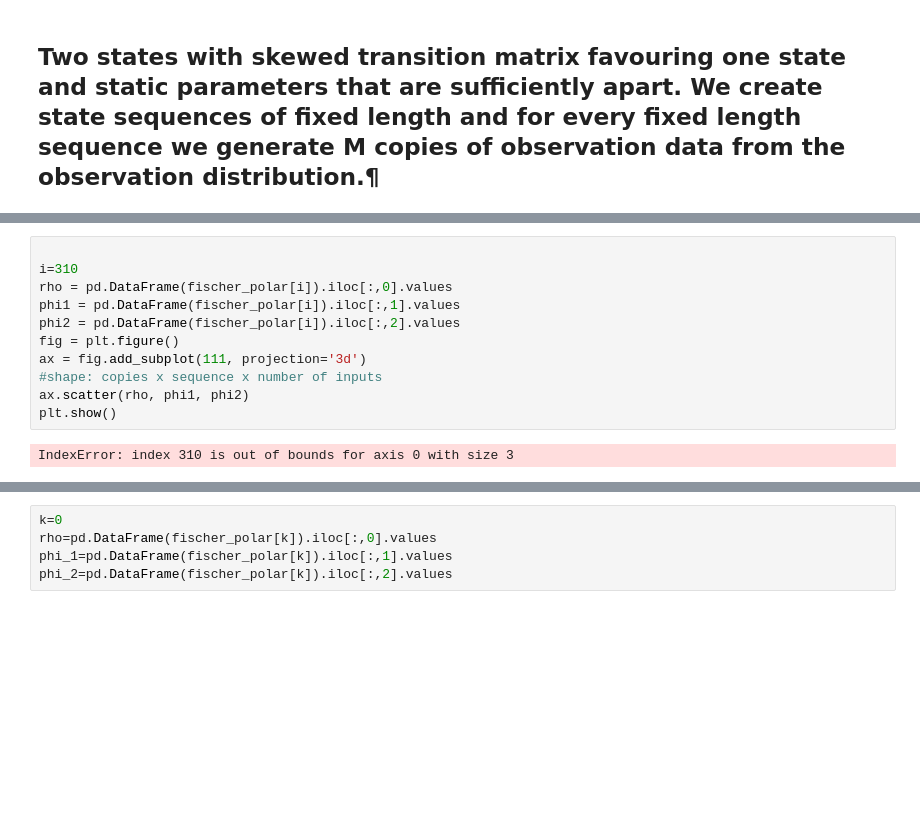
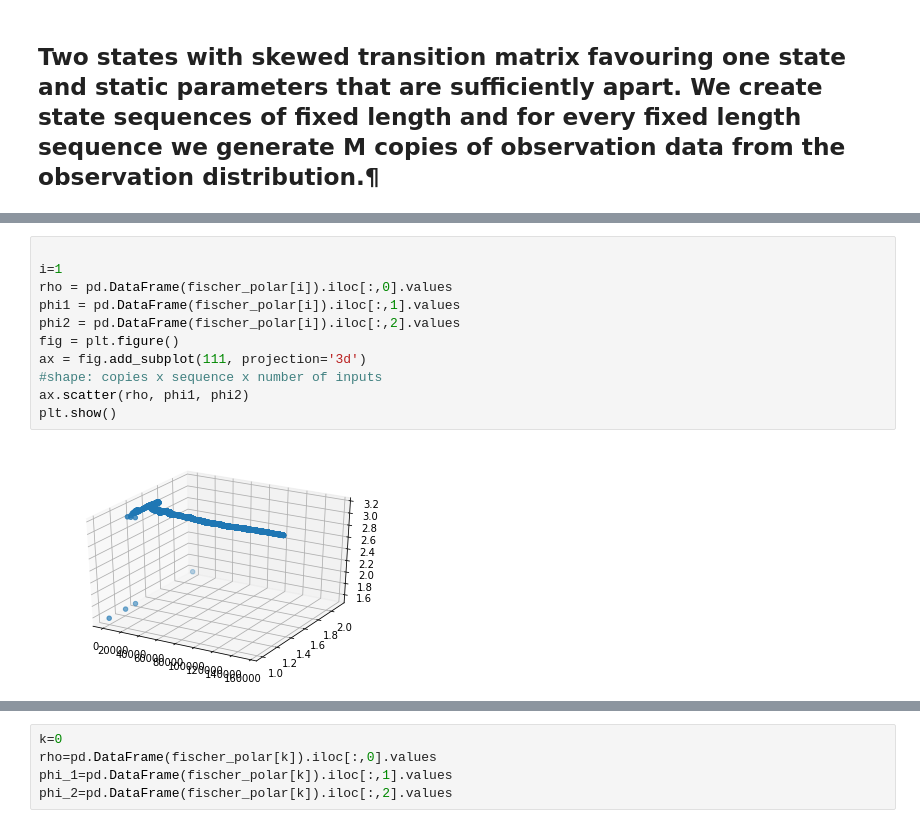
Before and after one commit to andreas-koukorinis/PaperCode, a Jupyter notebook: aknotebooks/analysing the fisher score.ipynb, the cells around one changed output, grey strips where cells are left out. Drawn from its saved outputs; the diff is of its cells as text; blank space fills up the shorter version.

```diff
--- a/aknotebooks/analysing the fisher score.ipynb
+++ b/aknotebooks/analysing the fisher score.ipynb
@@ -143,13 +154,13 @@ pd.DataFrame(ksi_metrics['determ'].T)
 # %%
 
-i=310
+i=1
 rho = pd.DataFrame(fischer_polar[i]).iloc[:,0].values
 phi1 = pd.DataFrame(fischer_polar[i]).iloc[:,1].values
 phi2 = pd.DataFrame(fischer_polar[i]).iloc[:,2].values
 fig = plt.figure()
 ax = fig.add_subplot(111, projection='3d')
 #shape: copies x sequence x number of inputs
 ax.scatter(rho, phi1, phi2)
 plt.show()
 # %% [output]
-IndexError: index 310 is out of bounds for axis 0 with size 3
+[figure, added]
```
Also changed, not shown: parts of 16 cells of this notebook, 2 other files.
